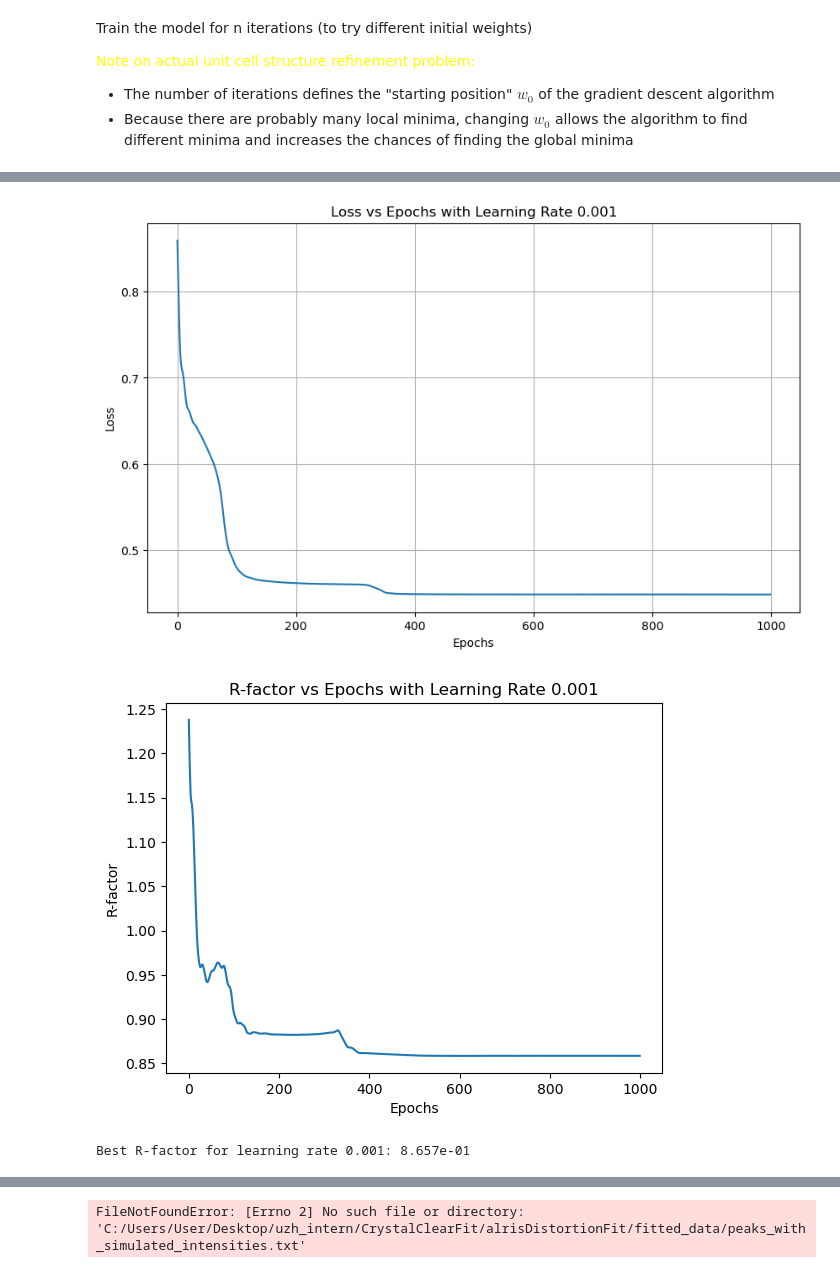
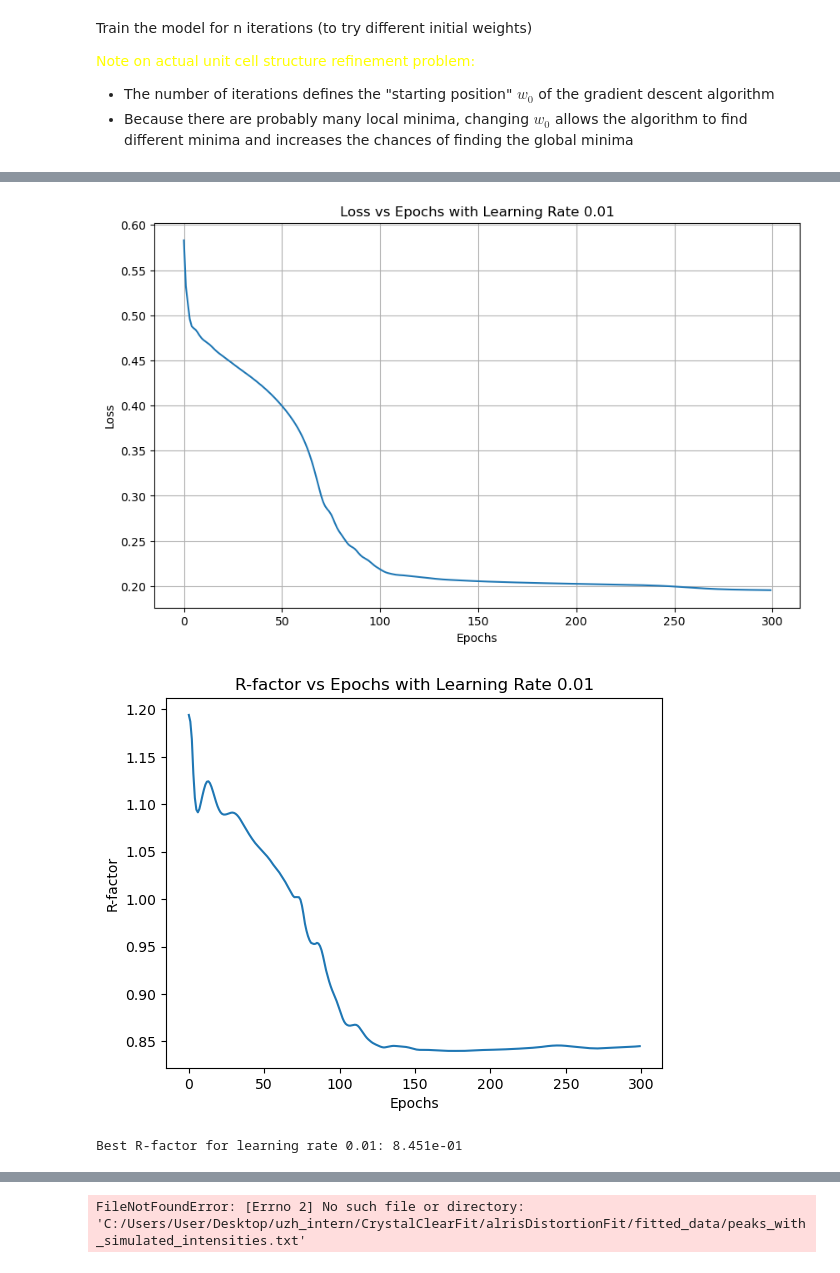
Before and after one commit to bleubreeymeow/alrisDistortionFit, a Jupyter notebook: PBCO/PBCO_1_3_inplane/P2/P2_gradient_descent.ipynb, the cells around one changed output, grey strips where cells are left out. Cells and saved outputs as stored; diff of their text form; code cells hidden in the pictures.

```diff
--- a/PBCO/PBCO_1_3_inplane/P2/P2_gradient_descent.ipynb
+++ b/PBCO/PBCO_1_3_inplane/P2/P2_gradient_descent.ipynb
@@ -58,16 +58,16 @@ vol_err = experimental_data["intensity_exp_err"].tolist()
 
 
 #labels = labels / np.max(labels) #Normalize labels
-labels = labels / np.sum(labels) * 60  # Normalize to sum to 60
+labels = labels / np.sum(labels) * 100  # Normalize to sum to 60
 
 labels_err = []
 
 for label, err in zip(labels, vol_err):
     if label == 0:
-        labels_err.append(1e-8)  # Assign a high error for zero labels
+        labels_err.append(1e-9)  # Assign a high error for zero labels
     else:
-        labels_err.append((label)**2.2)  # Normalize error to sum to 60
-        #labels_err.append(np.log10(500 - 1/label)  ) # Normalize error to sum to 60
+
+        labels_err.append((label**2.5)  ) # Normalize error to sum to 60
         #labels_err.append(np.abs((5000 - (1/label * 100))))  # Inverse error for each label
 
 labels_tgt = [labels, labels_err]
@@ -141,7 +141,7 @@ def fun_tf(hkl_list, pars, matrix):
     #intensity = log10(intensity + 1)  # Convert to log10 scale
     sim_intensity = intensity
     #sim_intensity = intensity / tf.reduce_max(intensity)  # Normalize to max intensity
-    sim_intensity = sim_intensity / tf.reduce_sum(sim_intensity) * 60
+    sim_intensity = sim_intensity / tf.reduce_sum(sim_intensity) * 100
     # sim_intensity = tf.where(sim_intensity < 0.002210737544995829, tf.zeros_like(sim_intensity), sim_intensity)  # Ensure no negative intensities
 
     return sim_intensity
@@ -160,12 +160,12 @@ class FunAsLayer(tf.keras.layers.Layer):
         self.matrix = matrix
 
     def build(self, input_shape):
-        self.param = self.add_weight(name='param', shape=(mode_num,), initializer=tf.keras.initializers.RandomNormal(mean=0.0, stddev=0.01, seed=1), trainable=True)
+        self.param = self.add_weight(name='param', shape=(mode_num,), initializer=tf.keras.initializers.RandomNormal(mean=0.0, stddev=0.04, seed=1), trainable=True)
         super().build(input_shape)
 
     def call(self, inputs):
         # Apply tanh to ensure parameters stay within the [-1, 1] range then multiply by max_mode_amps so each parameter is scaled corresponding to the element in max_mode_amps
-        pretransform = tf.tanh(self.param) * 0.1
+        pretransform = tf.tanh(self.param)
         transformed_params = pretransform * self.max_mode_amps  # Scale parameters
 
         output = fun_tf(inputs, transformed_params , self.matrix)
@@ -228,7 +228,7 @@ Train the model for n iterations (to try different initial weights)
 - The number of iterations defines the "starting position" $w_0$ of the gradient descent algorithm
 - Because there are probably many local minima, changing $w_0$ allows the algorithm to find different minima and increases the chances of finding the global minima
 # %%
-lr = [1e-3]
+lr = [1e-2]
 best_pars_overall = None
 best_rf_overall = np.inf
 best_loss_overall = []
@@ -239,10 +239,17 @@ for learning_rate in lr:
     optim = tf.keras.optimizers.Adam(learning_rate=learning_rate)
     path_max_mode_amps = path + '/PBCO_1_3_' + structure_type + '_max_bound_vectors.txt'
     max_mode_amps = np.loadtxt(path_max_mode_amps, dtype=np.float32 , delimiter=',')
+    indices_to_zero = [22 , 11 , 25 , 4 , 5 , 10 , 1 , 14 , 9 , 17 , 42  , 15]
+    for index in indices_to_zero:
+        max_mode_amps[index] = 0.0
+
+    indices_to_zero_2 = [16 , 12 , 18 , 6 , 8 , 21 , 13 , 35 , 20]
+    for index in indices_to_zero_2:
+        max_mode_amps[index] = 0.0
 
     max_mode_amps = tf.convert_to_tensor(max_mode_amps, dtype=tf.float32)
 
-    n_epochs = 1000
+    n_epochs = 300
     histories = []
     n_iter = 1
 
@@ -341,6 +348,6 @@ With 70.92888732648457 iterations per second
-[figure, old version]
+[figure, new version]
-[figure, old version]
+[figure, new version]
-Best R-factor for learning rate 0.001: 8.657e-01
+Best R-factor for learning rate 0.01: 8.451e-01
 # %%
 all_losses = best_loss_overall
 best_model_pars = best_pars_overall
```
Also changed, not shown: parts of 6 cells of this notebook.
